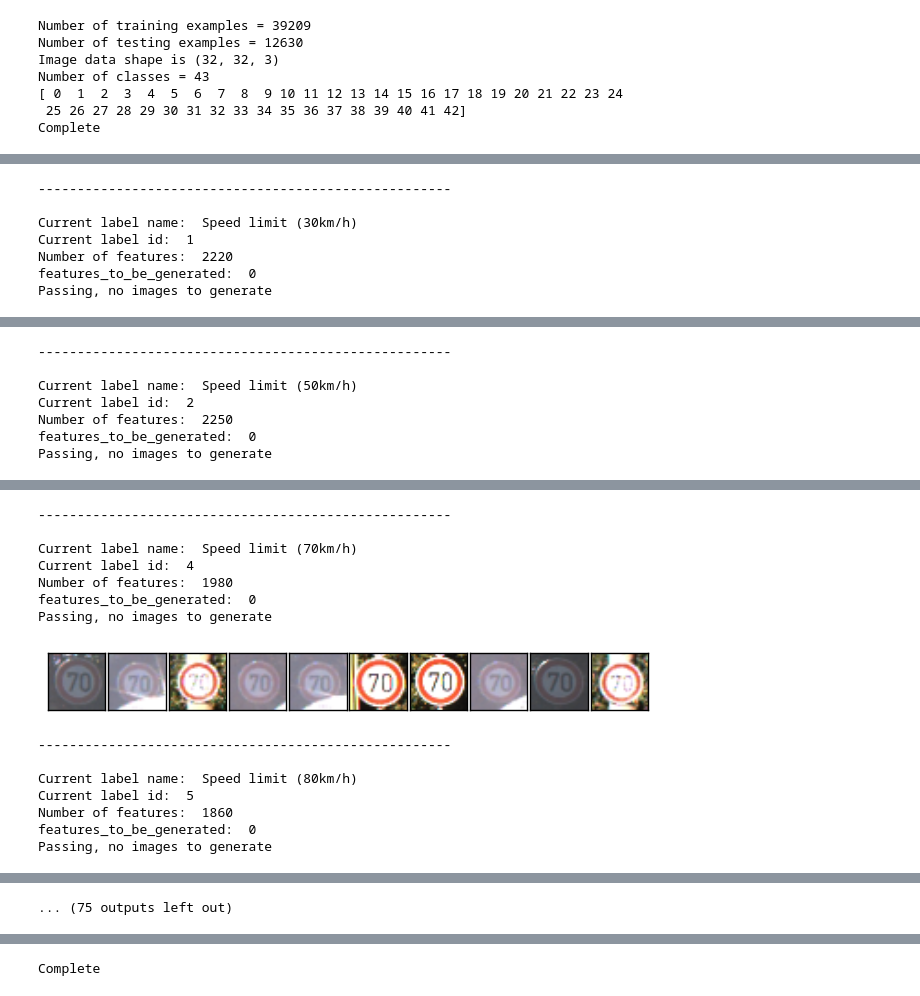
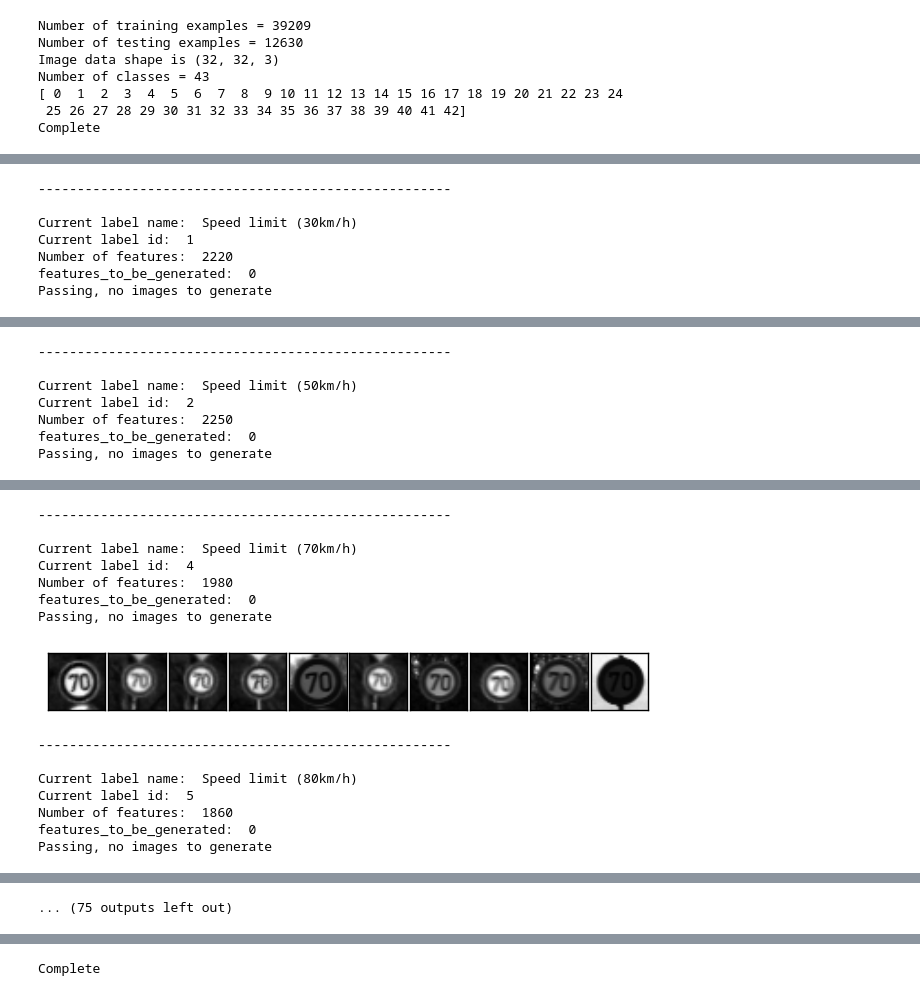
Before and after one commit to anthony-chaudhary/self-driving-car-nanodegree-nd013, a Jupyter notebook: CarND-Traffic-Sign-Classifier-Project-master/Traffic_Sign_Classifier.ipynb, the cells around one changed output, grey strips where cells are left out. Drawn from its saved outputs; the diff is of its cells as text; code cells hidden in the pictures.

```diff
--- a/CarND-Traffic-Sign-Classifier-Project-master/Traffic_Sign_Classifier.ipynb
+++ b/CarND-Traffic-Sign-Classifier-Project-master/Traffic_Sign_Classifier.ipynb
@@ -152,7 +142,8 @@ def transform_image(img,ang_range,shear_range,trans_range):
     '''
     # Rotation
     ang_rot = np.random.uniform(ang_range)-ang_range/2
-    rows,cols,ch = img.shape
+    # updated to reflect gray pipeline
+    rows,cols = img.shape
     Rot_M = cv2.getRotationMatrix2D((cols/2,rows/2),ang_rot,1)
 
     # Translation
@@ -179,24 +172,25 @@ def transform_image(img,ang_range,shear_range,trans_range):
 import matplotlib.gridspec as gridspec
 import matplotlib.image as mpimg
 
-image = mpimg.imread('extra-images/2.jpg')
-plt.imshow(image);
+print("Original:")
+plt.imshow(image, cmap="gray");
 plt.axis('off');
 plt.show()
 
+gs1 = gridspec.GridSpec(10, 10)
+gs1.update(wspace=0.01, hspace=0.02)
+plt.figure(figsize=(12,12))
 
-gs1 = gridspec.GridSpec(10, 10)
-gs1.update(wspace=0.01, hspace=0.02) # set the spacing between axes.
-plt.figure(figsize=(12,12))
+print("Generated images:")
 for i in range(10):
     ax1 = plt.subplot(gs1[i])
     ax1.set_xticklabels([])
     ax1.set_yticklabels([])
     ax1.set_aspect('equal')
-    img = transform_image(image,30,2,3)
+    img = transform_image(image,30,4,4)
 
     plt.subplot(10,10,i+1)
-    plt.imshow(img)
+    plt.imshow(img, cmap="gray")
     plt.axis('off')
 
 plt.show()
@@ -209,117 +208,98 @@ plt.show()
 This loop looks at each label in the data set and generates images up to the feature_count_goal
 specified above.
 
-Loop through:
-Labels
---> Features
+"""
 
-"""
+goal_number_of_features = 5000   # features per label
+ang_range = 15   # Range of angles for rotation
+shear_range = 2   # Range of values to apply affine transform to
+trans_range = 2   # Range of values to apply translations over.
+
 print("Generating additional features.")
-
 print("Bins", np.bincount(y_train))
 
 from pandas.io.parsers import read_csv
 signnames = read_csv("signnames.csv").values[:, 1]
-
 unique_labels = np.unique(y_train)
-
-goal_number_of_features = 1500
-t_1 = 15
-t_2 = 2
-t_3 = 2
 
 print(len(X_train))
 
 for label_id in range(len(unique_labels)):
 
     unique_labels = np.unique(y_train)
-    #print(unique_labels)
-
     #Print update to feature tracking.
-    #print("Bins", np.bincount(y_train))
     print("Current label name: ", signnames[label_id])
     print("Current label id: ", label_id)
 
     #Print feature currently being generate
     y_labels = np.where(y_train == label_id)
-    #print(y_labels)
 
     number_of_features = len(X_train[y_labels])
     print("Number of features: ", number_of_features)
     feature_difference = goal_number_of_features - number_of_features
+
+    # Set features to generate to 0 if less than 0
     if feature_difference > 0:
         features_to_be_generated = feature_difference
     else:
         features_to_be_generated = 0
     print("features_to_be_generated: ", features_to_be_generated)
 
-
+    # Graceful handling if no features to be generated
     if features_to_be_generated > 0:
 
         print("Generating images for ", signnames[label_id])
         new_features = []
         new_labels = []
 
+        # Start actually generated features while there are features to be generated
         while i <= features_to_be_generated:
             for feature in X_train[y_labels]:
 
-                #This appears to work.
+                # Graceful stopping if > 1 passes through loop
                 if features_to_be_generated == 0:
                     break
 
                 else:
-                    #print(y_labels)
-                    #print(feature)
-
                     # generate image
-                    new_image = transform_image(feature,t_1,t_2,t_3)
+                    new_image = transform_image(feature,ang_range,shear_range,trans_range)
 
                     new_features.append(new_image)
                     new_labels.append(label_id)
 
-                    # update number of features
-                    #print(len(new_labels))
-
-                    unique_labels = np.unique(y_train)
-                    #print(unique_labels)
-
                     features_to_be_generated = features_to_be_generated - 1
-
         i = i + 1
 
+        # Append image to data
+        # IMPORTANT axis=0 must be set or strange issues even though supposedly default is axis=0
 
-        # Append image to data
         X_train = np.append(X_train, new_features, axis=0)
         y_train = np.append(y_train, new_labels, axis=0)
 
     else:
         print("Passing, no images to generate")
 
-
-    fig = plt.figure(figsize = (6, 1))
-
+    # update y labels
+    y_labels = np.where(y_train == label_id)
     x = np.array(y_labels)
-    x_min = x.min()
-    x_max = x_min + 100
-    #print(y_labels)
-    #print(x_max)
-
-    fig.subplots_adjust(left = 0, right = 1, bottom = 0, top = 1, hspace = 0.05, wspace = 0.05)
+    x_min = x[0, -200]
+    x_max = x[0, -1]
     random_index = random.sample(range(x_min, x_max), 10)
 
-    # this is from http://navoshta.com/traffic-signs-classification/
+    # graphing function concepts from http://navoshta.com/traffic-signs-classification/
+    fig = plt.figure(figsize = (6, 1))
+    fig.subplots_adjust(left = 0, right = 1, bottom = 0, top = 1, hspace = 0.05, wspace = 0.05)
 
     for i in range(10):
         axis = fig.add_subplot(1, 10, i + 1, xticks=[], yticks=[])
-        axis.imshow(X_train[random_index[i]])
+        axis.imshow(X_train[random_index[i]], cmap="gray")
     plt.show()
+    print("-----------------------------------------------------\n")
 
 
-    print("-----------------------------------------------------\n")
+bins = np.bincount(y_train)
 
-print("Bins", np.bincount(y_train))
-# TODO Seperate out generated data from original in flow
-
+print("Bins", bins)
 print("Complete")
 # %% [output]
 Generating additional features.
@@ -360,11 +340,11 @@ Generating images for  Speed limit (60km/h)
 -----------------------------------------------------
 
 Current label name:  Speed limit (70km/h)
 Current label id:  4
 Number of features:  1980
 features_to_be_generated:  0
 Passing, no images to generate
-[figure, old version]
+[figure, new version]
 -----------------------------------------------------
 
 Current label name:  Speed limit (80km/h)
```
Also changed, not shown: parts of 47 cells of this notebook.
